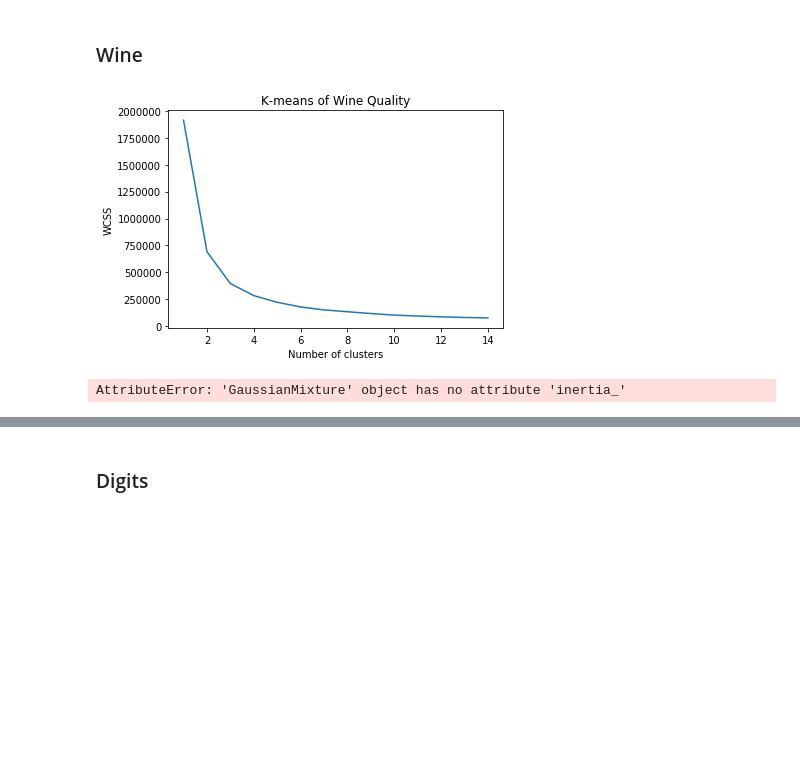
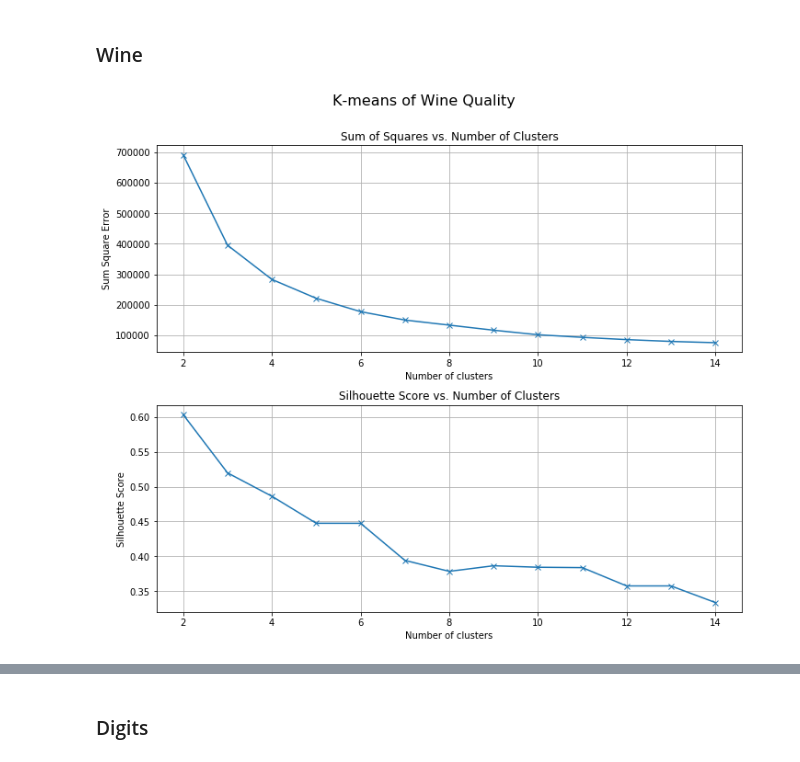
Before and after one commit to reedipher/CS-7641-unsupervised_learning, a Jupyter notebook: code/Assignment 3.ipynb, the cells around one changed output, grey strips where cells are left out. Cells and saved outputs as stored; diff of their text form; code cells hidden in the pictures; blank space fills up the shorter version.

```diff
--- a/code/Assignment 3.ipynb
+++ b/code/Assignment 3.ipynb
@@ -159,10 +235,6 @@ How did you choose k? Elbow method - see below
 # %% [markdown]
 ### Wine
-# %%
-elbow_plot('K-means', 'Wine Quality')
-# %% [output]
-[figure, removed]
-# %%
-elbow_plot('Expectation Maximization', 'Wine Quality')
-# %% [output]
-AttributeError: 'GaussianMixture' object has no attribute 'inertia_'
+# %%
+kmeans_plot('Wine Quality', wineX)
+# %% [output]
+[figure, added]
```
Also changed, not shown: parts of 12 cells of this notebook.
